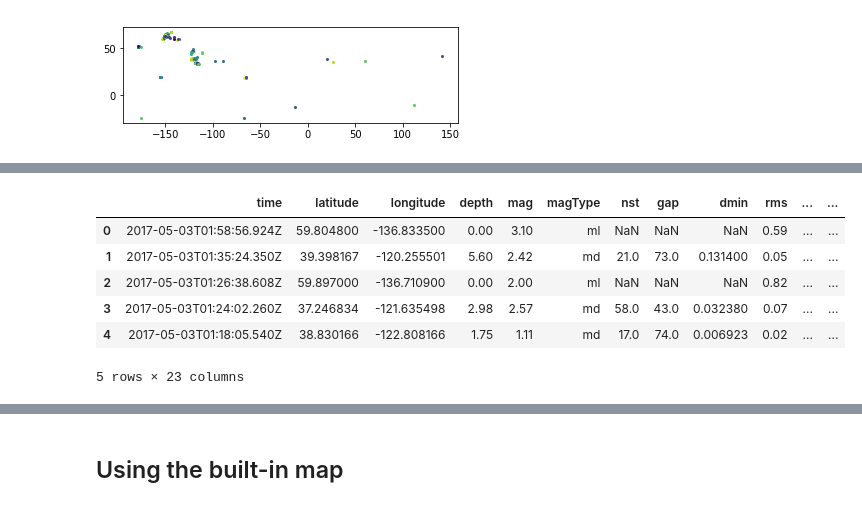
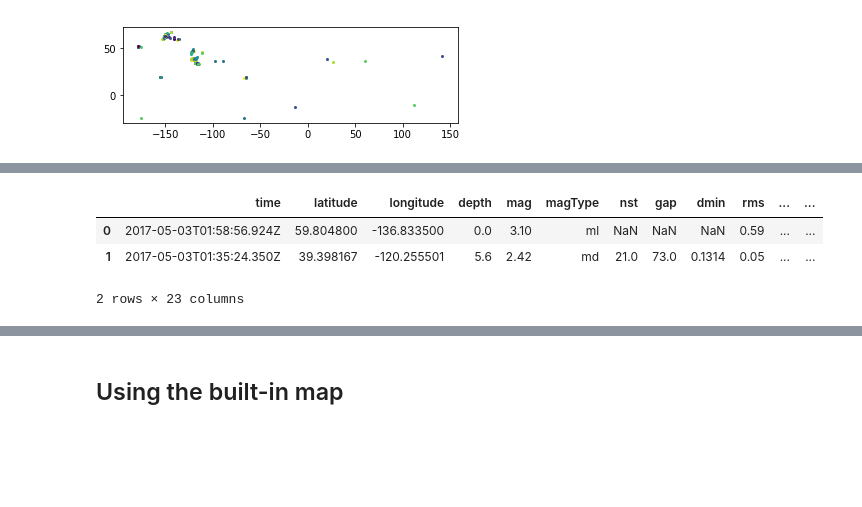
Before and after one commit to shellyscheng/Data-Analysis-Notebooks, a Jupyter notebook: Mapping with geopandas.ipynb, the cells around one changed output, grey strips where cells are left out. Drawn from its saved outputs; the diff is of its cells as text; code cells hidden in the pictures; blank space fills up the shorter version.

```diff
--- a/Mapping with geopandas.ipynb
+++ b/Mapping with geopandas.ipynb
@@ -153,22 +181,15 @@ earthquakes.plot()
 # %%
+# Read in the CSV
 df = pd.read_csv("earthquakes_1.0_day.csv")
-df.head()
 
-def make_point(row):
-    return Point(row.longitude, row.latitude)
+points = df.apply(lambda row: Point(row.longitude, row.latitude), axis=1)
+earthquakes = gpd.GeoDataFrame(df, geometry=points)
+earthquakes.crs = {'init': 'epsg:4326'}
 
-# lambda: make a one line functions
-points = df.apply(lambda row: Point(row.longitude, row.latitude), axis=1)
-
-earthquakes = gpd.GeoDataFrame(df, geometry=points)
-
-earthquakes.crs = {'int': 'epsg:4326'}
-earthquakes.head()
+# If you want to know how this all works, look above
+earthquakes.head(2)
 # %% [output]
 |  | time | latitude | longitude | depth | mag | magType | nst | gap | dmin | rms | ... | ... |
-| 0 | 2017-05-03T01:58:56.924Z | 59.804800 | -136.833500 | 0.00 | 3.10 | ml | NaN | NaN | NaN | 0.59 | ... | ... |
-| 1 | 2017-05-03T01:35:24.350Z | 39.398167 | -120.255501 | 5.60 | 2.42 | md | 21.0 | 73.0 | 0.131400 | 0.05 | ... | ... |
-| 2 | 2017-05-03T01:26:38.608Z | 59.897000 | -136.710900 | 0.00 | 2.00 | ml | NaN | NaN | NaN | 0.82 | ... | ... |
-| 3 | 2017-05-03T01:24:02.260Z | 37.246834 | -121.635498 | 2.98 | 2.57 | md | 58.0 | 43.0 | 0.032380 | 0.07 | ... | ... |
-| 4 | 2017-05-03T01:18:05.540Z | 38.830166 | -122.808166 | 1.75 | 1.11 | md | 17.0 | 74.0 | 0.006923 | 0.02 | ... | ... |
+| 0 | 2017-05-03T01:58:56.924Z | 59.804800 | -136.833500 | 0.0 | 3.10 | ml | NaN | NaN | NaN | 0.59 | ... | ... |
+| 1 | 2017-05-03T01:35:24.350Z | 39.398167 | -120.255501 | 5.6 | 2.42 | md | 21.0 | 73.0 | 0.1314 | 0.05 | ... | ... |
-5 rows × 23 columns
+2 rows × 23 columns
```
Also changed, not shown: parts of 72 cells of this notebook.
